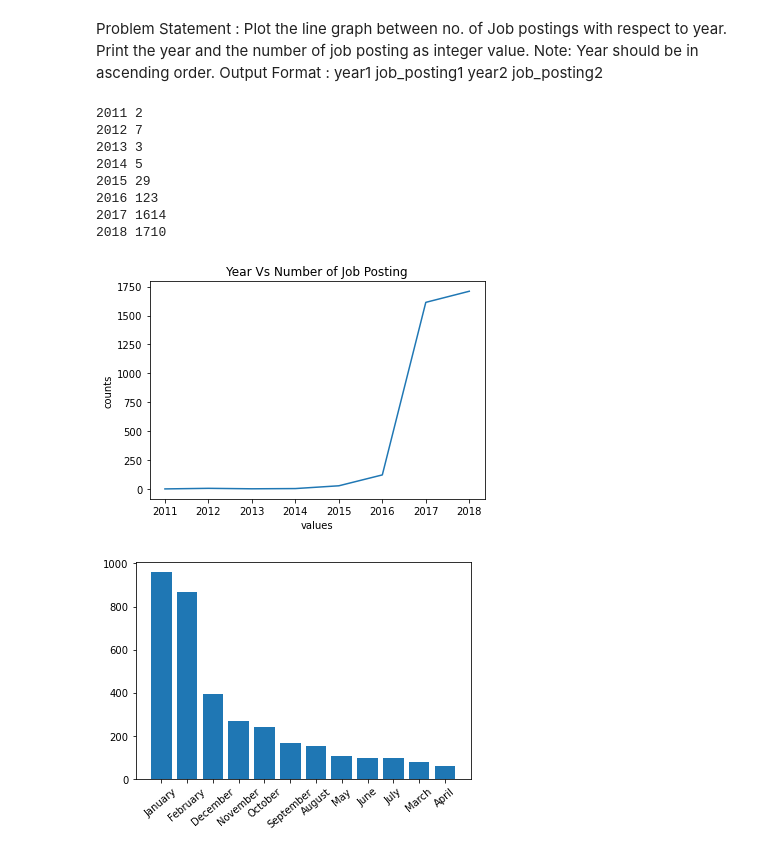
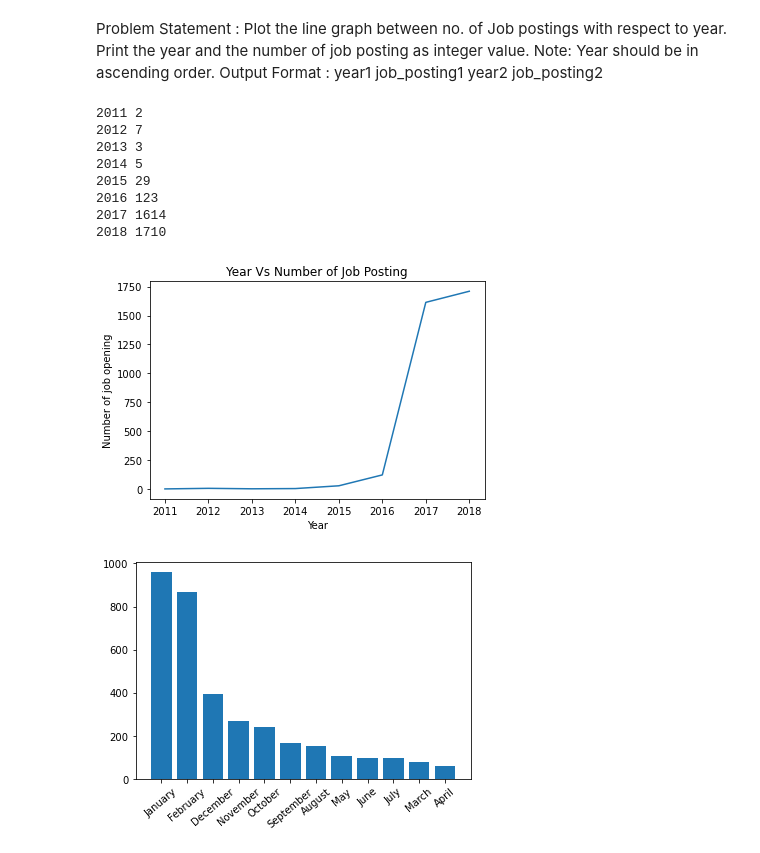
Before and after one commit to nithinpnandanam/Job-Analysis-Visualistaion, a Jupyter notebook: Matplotlib_projects.ipynb, the cells around one changed output. Saved outputs shown, nothing was run; the diff lists cells and outputs as text; code cells hidden in the pictures.

```diff
--- a/Matplotlib_projects.ipynb
+++ b/Matplotlib_projects.ipynb
@@ -13,37 +13,38 @@ year2 job_posting2
 # %%
 import pandas as pd
 import numpy as np
 import csv
 import matplotlib.pyplot as plt
 df=pd.read_csv('amazon_jobs_dataset.csv')
 with open('amazon_jobs_dataset.csv','r',encoding ='ISO-8859-1') as file_obj:
     file_data=csv.DictReader(file_obj)
     year=[]
     for row in file_data:
-        year.append(row['Posting_date'][-4:])
+        row['Posting_date']=row['Posting_date'].replace(' ','')
+        year.append(row['Posting_date'].split(',')[1])
     np_year=np.array(year)
     values,counts=np.unique(np_year,return_counts=True)
     a=0
     for i in values:
         for j in counts[a:]:
             print(i,j)
             a=a+1
             break
     plt.plot(values,counts)
-    plt.xlabel('values')
-    plt.ylabel('counts')
+    plt.xlabel('Year')
+    plt.ylabel('Number of job opening')
     plt.title('Year Vs Number of Job Posting')
     plt.show()
 # %% [output]
 2011 2
 2012 7
 2013 3
 2014 5
 2015 29
 2016 123
 2017 1614
 2018 1710
-[figure, old version]
+[figure, new version]
 # %%
 Problem Statement :
 Plot the Bar graph between Month vs Job Openings.
```
Also changed, not shown: parts of 2 cells of this notebook.
